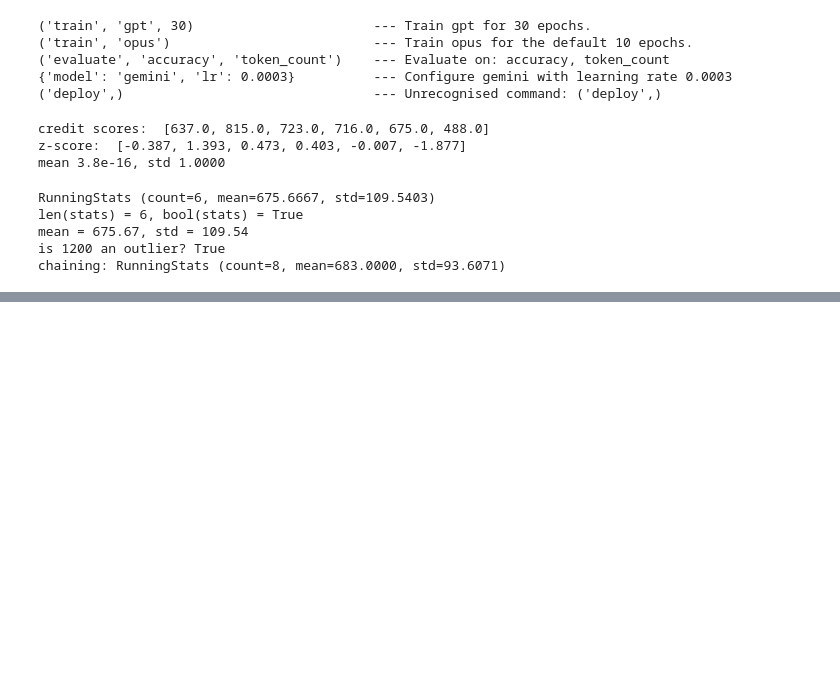
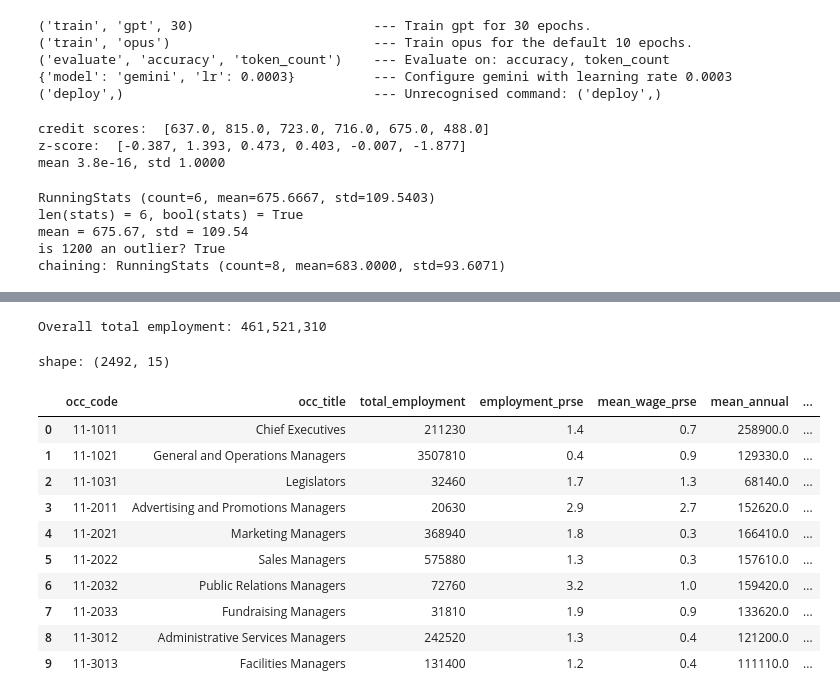
Before and after one commit to snabxo/malarz, a Jupyter notebook: src/notebooks/01_python.ipynb, the cells around one changed output, grey strips where cells are left out. Saved outputs shown, nothing was run; the diff lists cells and outputs as text; code cells hidden in the pictures; blank space fills up the shorter version.

Commit message:
updated python notebook, added numpy and pandas section

```diff
--- a/src/notebooks/01_python.ipynb
+++ b/src/notebooks/01_python.ipynb
@@ -437,0 +371,15 @@ chaining: RunningStats (count=8, mean=683.0000, std=93.6071)
+# %%
+# loading dataset
+fifa = pd.read_csv("../data/fifa23_raw.csv")
+bnpl = pd.read_csv("../data/bnpl_default_risk.csv")
+
+wages = pd.read_csv(
+    "../data/us_wages_2023_2025.csv",
+    dtype={
+        "occ_code": "str",
+        "occ_title": "str",
+        "year": "Int16"
+    }
+)
+# %%
+wages["occ_group"] = wages["occ_code"].str.slice(0, 2)
@@ -437,0 +416,29 @@ chaining: RunningStats (count=8, mean=683.0000, std=93.6071)
+# %%
+# we can get the total employment for all titles
+overall_total_employment: int = 0
+
+for row in array:
+    overall_total_employment += row[2]
+
+print(f"Overall total employment: {overall_total_employment:,}")
+# %% [output]
+Overall total employment: 461,521,310
+# %%
+# using pandas
+print(f"shape: {wages.shape}")
+
+# the first 10 rows
+wages.head(10)
+# %% [output]
+shape: (2492, 15)
+|  | occ_code | occ_title | total_employment | employment_prse | mean_wage_prse | mean_annual | ... |
+| 0 | 11-1011 | Chief Executives | 211230 | 1.4 | 0.7 | 258900.0 | ... |
+| 1 | 11-1021 | General and Operations Managers | 3507810 | 0.4 | 0.9 | 129330.0 | ... |
+| 2 | 11-1031 | Legislators | 32460 | 1.7 | 1.3 | 68140.0 | ... |
+| 3 | 11-2011 | Advertising and Promotions Managers | 20630 | 2.9 | 2.7 | 152620.0 | ... |
+| 4 | 11-2021 | Marketing Managers | 368940 | 1.8 | 0.3 | 166410.0 | ... |
+| 5 | 11-2022 | Sales Managers | 575880 | 1.3 | 0.3 | 157610.0 | ... |
+| 6 | 11-2032 | Public Relations Managers | 72760 | 3.2 | 1.0 | 159420.0 | ... |
+| 7 | 11-2033 | Fundraising Managers | 31810 | 1.9 | 0.9 | 133620.0 | ... |
+| 8 | 11-3012 | Administrative Services Managers | 242520 | 1.3 | 0.4 | 121200.0 | ... |
+| 9 | 11-3013 | Facilities Managers | 131400 | 1.2 | 0.4 | 111110.0 | ... |
```
Also changed, not shown: parts of 11 cells of this notebook.
